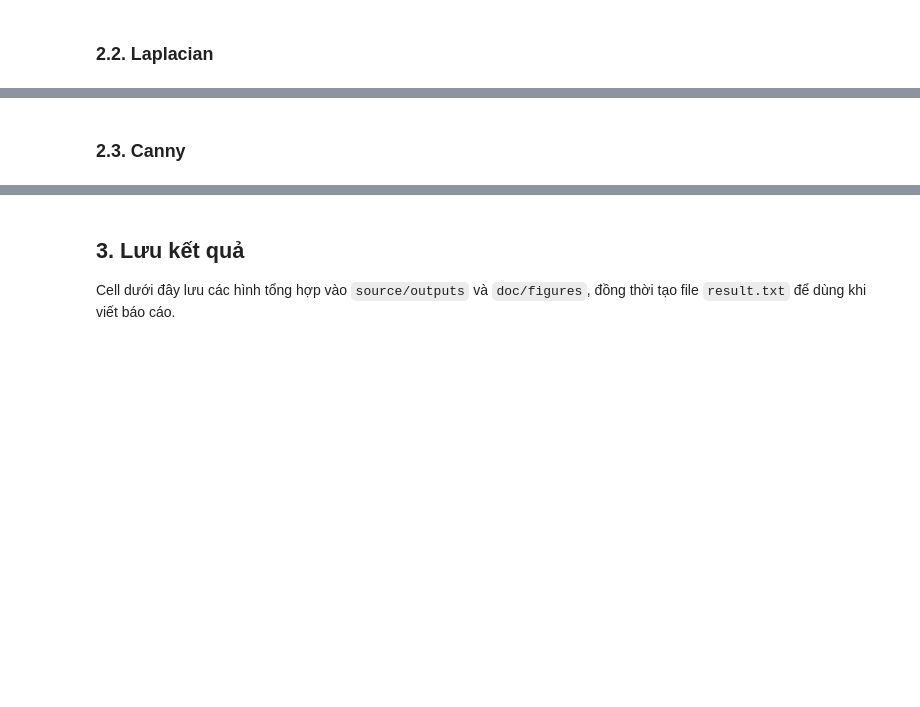
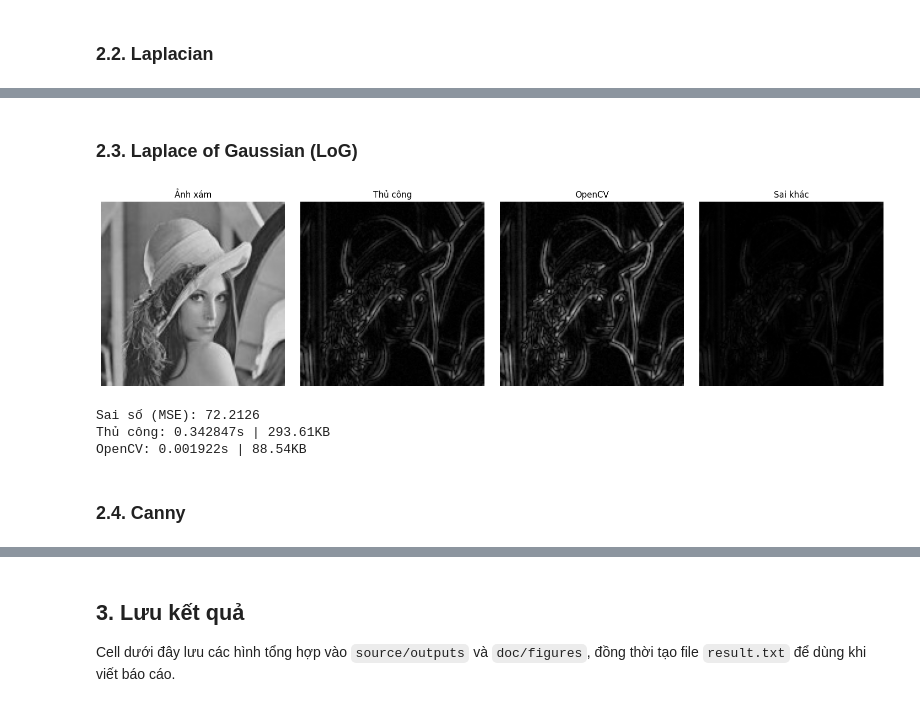
Before and after one commit to tthongbos/AdvancedMachineLearning, a Jupyter notebook: acv/TH/TH_2/Myopia_25C11067_25C11035_th02/source/th02.ipynb, the cells around one changed output, grey strips where cells are left out. Drawn from its saved outputs; the diff is of its cells as text; code cells hidden in the pictures; blank space fills up the shorter version.

```diff
--- a/acv/TH/TH_2/Myopia_25C11067_25C11035_th02/source/th02.ipynb
+++ b/acv/TH/TH_2/Myopia_25C11067_25C11035_th02/source/th02.ipynb
@@ -444,5 +424,41 @@ OpenCV: 0.000147s | 88.54KB
+# %% [markdown]
+### 2.3. Laplace of Gaussian (LoG)
+# %%
+# Cài đặt Laplace of Gaussian (LoG) thủ công.
+def log_manual(gray):
+    # LoG kết hợp làm trơn Gaussian và đạo hàm bậc hai Laplacian.
+    # Bước Gaussian giúp giảm nhiễu trước khi tính Laplacian.
+    gray_smooth = gaussian_filter_manual(gray, 5, 1.0)
+
+    # Kernel Laplacian 8-neighborhood để bắt biến thiên theo cả hướng chéo.
+    kernel = np.array([[1,  1, 1],
+                       [1, -8, 1],
+                       [1,  1, 1]], dtype=np.float32)
+
+    response = convolve_float_manual(gray_smooth, kernel)
+    return np.clip(np.abs(response), 0, 255).astype(np.uint8)
+
+# Cài đặt LoG bằng OpenCV: GaussianBlur trước, sau đó Laplacian.
+def log_library(gray):
+    gray_smooth = cv2.GaussianBlur(gray, (5, 5), 1.0, borderType=cv2.BORDER_REFLECT_101)
+    response = cv2.Laplacian(gray_smooth, cv2.CV_16S, ksize=3)
+    return cv2.convertScaleAbs(response)
+
+log_manual_img, t_log_manual, m_log_manual = measure_time_memory(log_manual, gray_image, repeat=3)
+log_library_img, t_log_library, m_log_library = measure_time_memory(log_library, gray_image, repeat=3)
+log_diff = cv2.absdiff(log_manual_img, log_library_img)
+
+show_images([gray_image, log_manual_img, log_library_img, log_diff], ["Ảnh xám", "Thủ công", "OpenCV", "Sai khác"], cols=4, figsize=(16, 4))
+print(f"Sai số (MSE): {mse(log_manual_img, log_library_img):.4f}")
+print(f"Thủ công: {t_log_manual:.6f}s | {m_log_manual:.2f}KB")
+print(f"OpenCV: {t_log_library:.6f}s | {m_log_library:.2f}KB")
+# %% [output]
+[figure, added]
+Sai số (MSE): 72.2126
+Thủ công: 0.342847s | 293.61KB
+OpenCV: 0.001922s | 88.54KB
 # %% [markdown]
-### 2.3. Canny
+### 2.4. Canny
 # %%
 # Non-maximum suppression làm mảnh biên.
 # Chỉ giữ pixel nếu nó là cực đại cục bộ theo hướng gradient.
```
Also changed, not shown: parts of 11 cells of this notebook, 11 other files.
